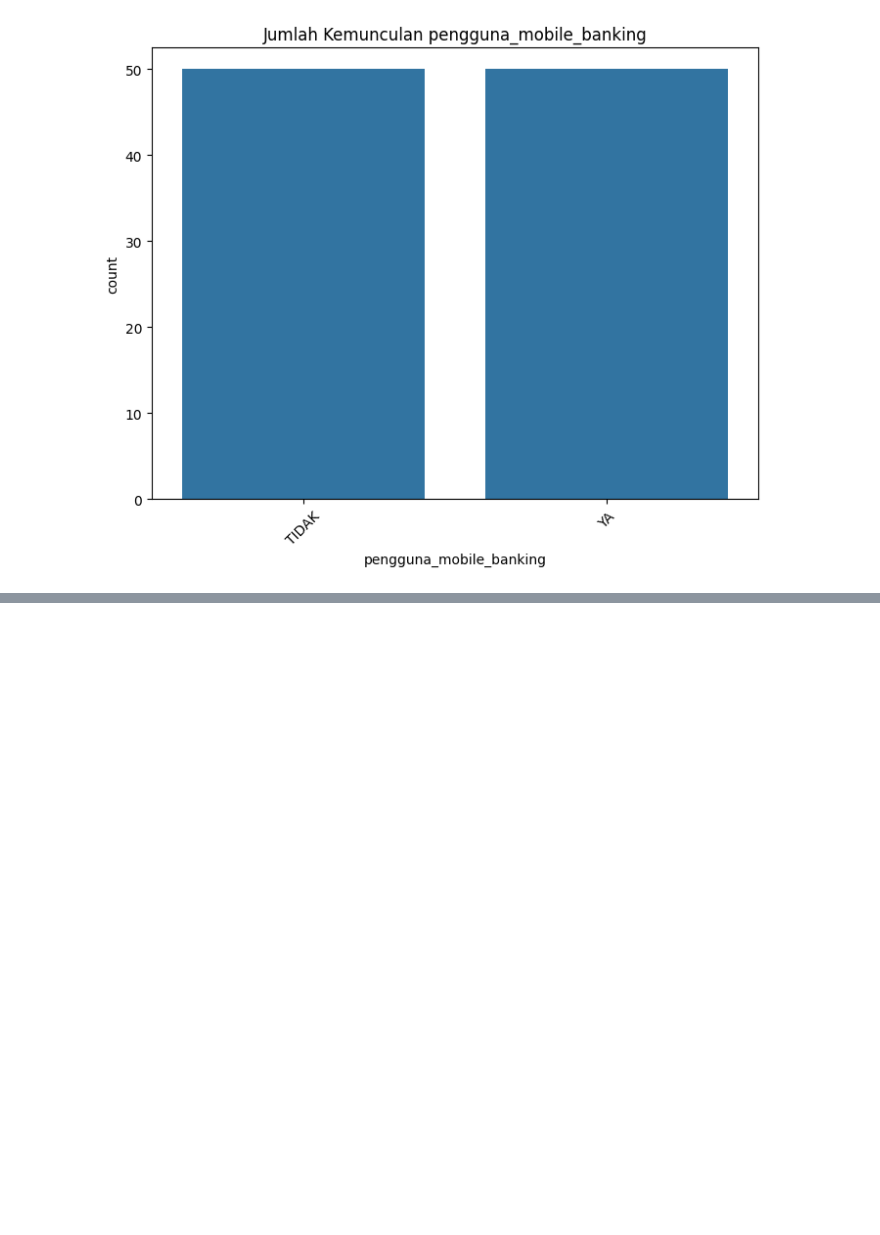
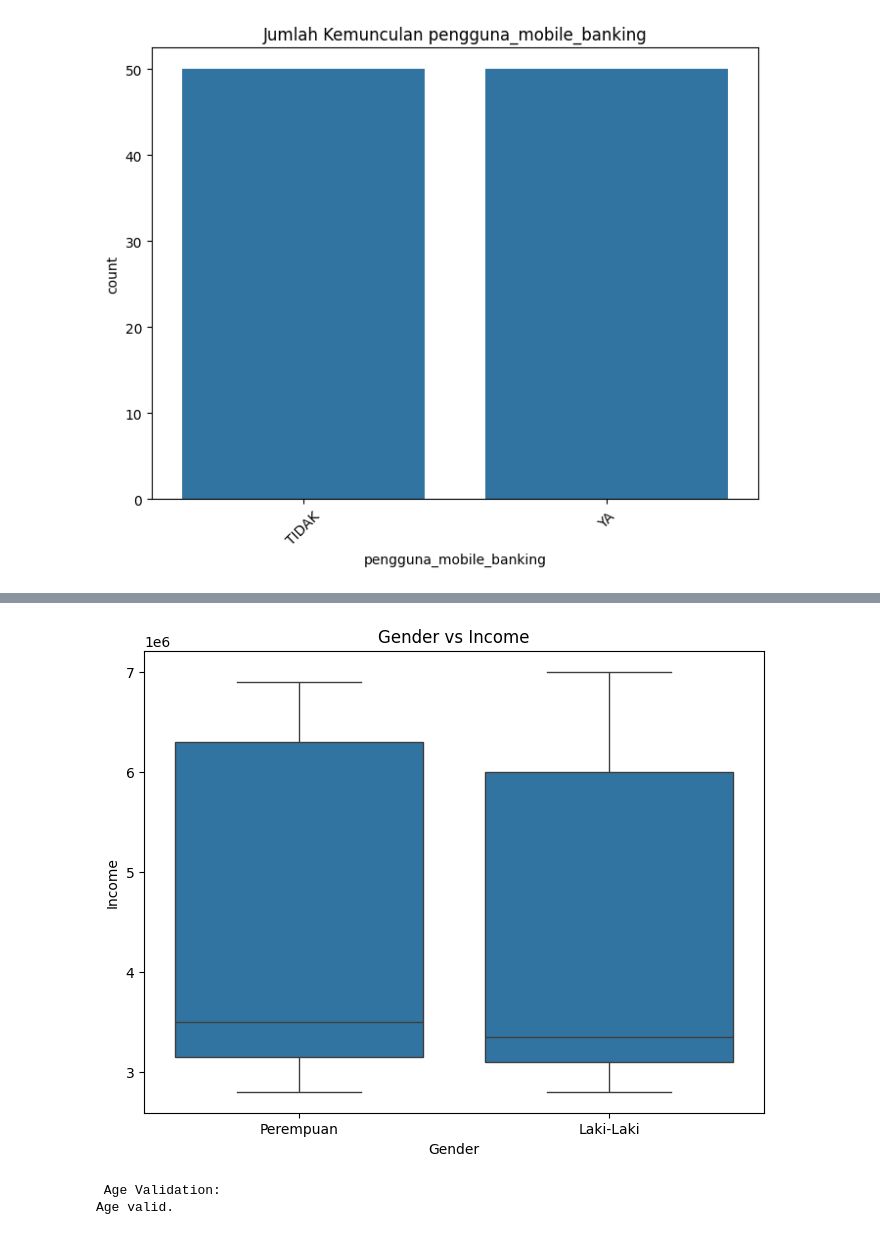
Before and after one commit to willlieeee/practice-data-screening, a Jupyter notebook: screening.ipynb, the cells around one changed output, grey strips where cells are left out. Saved outputs shown, nothing was run; the diff lists cells and outputs as text; code cells hidden in the pictures; blank space fills up the shorter version.

```diff
--- a/screening.ipynb
+++ b/screening.ipynb
@@ -131,0 +174,19 @@ for feature in categorical_features:
+# %%
+plt.figure(figsize=(8, 6))
+sns.boxplot(x='jenis_kelamin', y='pendapatan', data=new_data)
+plt.title('Gender vs Income')
+plt.xlabel('Gender')
+plt.ylabel('Income')
+plt.show()
+# %% [output]
+[figure, added]
+# %%
+print("\n Age Validation:")
+if new_data['umur'].min() < 0:
+    print("Invalid age found: Age cannot be negative." \
+    "")
+else:
+    print("Age valid.")
+# %% [output]
+ Age Validation:
+Age valid.
```
Also changed, not shown: parts of 13 cells of this notebook.
